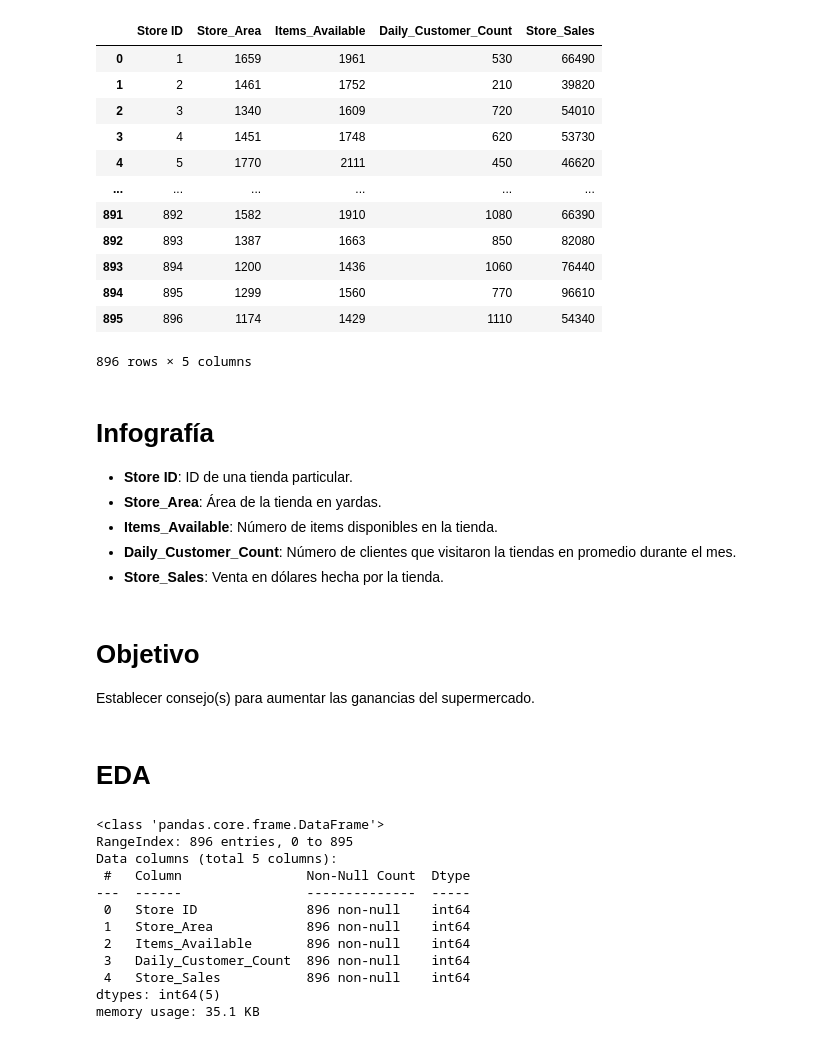
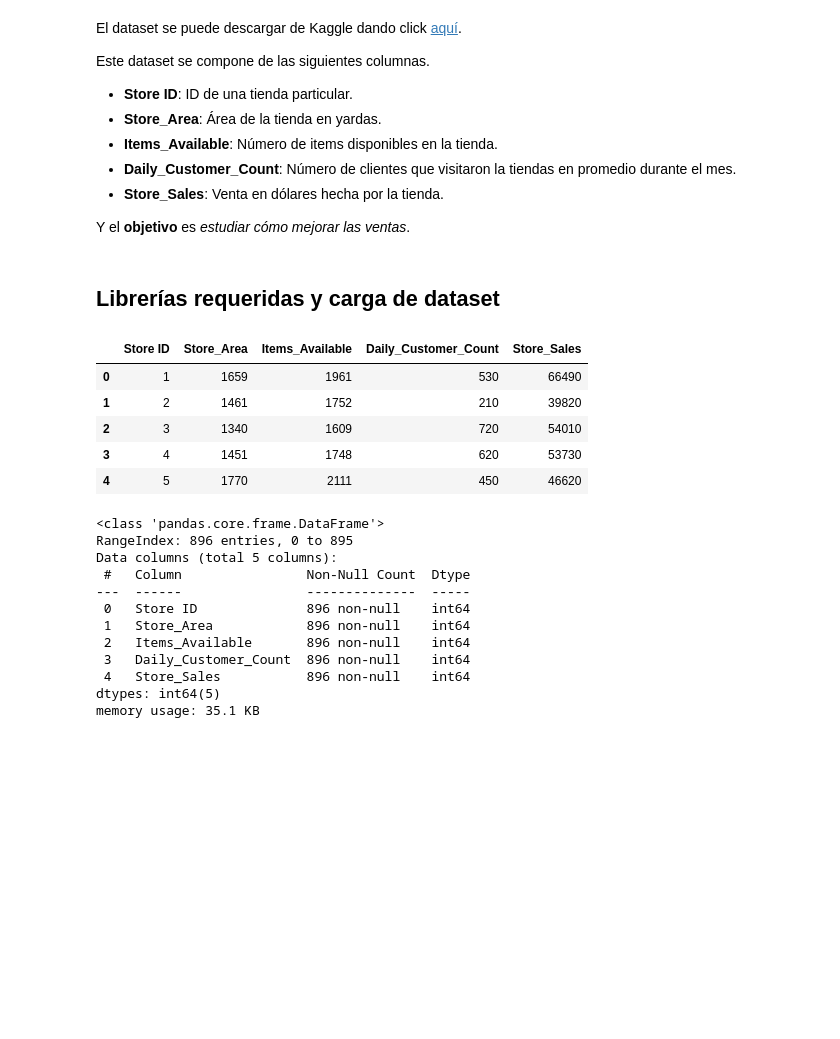
Before and after one commit to DavidCardonaMontoya/supermarket, a Jupyter notebook: supermarket_analysis.ipynb, the cells around one changed output. Cells and saved outputs as stored; diff of their text form; code cells hidden in the pictures; blank space fills up the shorter version.

```diff
--- a/supermarket_analysis.ipynb
+++ b/supermarket_analysis.ipynb
@@ -1 +1,15 @@
+# %% [markdown]
+El dataset se puede descargar de Kaggle dando click [aquí](https://www.kaggle.com/datasets/surajjha101/stores-area-and-sales-data).
+
+Este dataset se compone de las siguientes columnas.
+
+- **Store ID**: ID de una tienda particular.
+- **Store_Area**: Área de la tienda en yardas.
+- **Items_Available**: Número de items disponibles en la tienda.
+- **Daily_Customer_Count**: Número de clientes que visitaron la tiendas en promedio durante el mes.
+- **Store_Sales**: Venta en dólares hecha por la tienda.
+
+Y el **objetivo** es *estudiar cómo mejorar las ventas*.
+# %% [markdown]
+## Librerías requeridas y carga de dataset
 # %%
@@ -9,35 +32,14 @@ from sklearn.metrics import silhouette_score
 # %%
 df = pd.read_csv("Stores.csv")
 # %%
-df
+df.head()
 # %% [output]
 |  | Store ID | Store_Area | Items_Available | Daily_Customer_Count | Store_Sales |
 | 0 | 1 | 1659 | 1961 | 530 | 66490 |
 | 1 | 2 | 1461 | 1752 | 210 | 39820 |
 | 2 | 3 | 1340 | 1609 | 720 | 54010 |
 | 3 | 4 | 1451 | 1748 | 620 | 53730 |
 | 4 | 5 | 1770 | 2111 | 450 | 46620 |
-| ... | ... | ... | ... | ... | ... |
-| 891 | 892 | 1582 | 1910 | 1080 | 66390 |
-| 892 | 893 | 1387 | 1663 | 850 | 82080 |
-| 893 | 894 | 1200 | 1436 | 1060 | 76440 |
-| 894 | 895 | 1299 | 1560 | 770 | 96610 |
-| 895 | 896 | 1174 | 1429 | 1110 | 54340 |
-896 rows × 5 columns
-# %% [markdown]
-# Infografía
-
-- **Store ID**: ID de una tienda particular.
-- **Store_Area**: Área de la tienda en yardas.
-- **Items_Available**: Número de items disponibles en la tienda.
-- **Daily_Customer_Count**: Número de clientes que visitaron la tiendas en promedio durante el mes.
-- **Store_Sales**: Venta en dólares hecha por la tienda.
-# %% [markdown]
-# Objetivo
-
-Establecer consejo(s) para aumentar las ganancias del supermercado.
-# %% [markdown]
-# EDA
 # %%
 df.info()
 # %% [output]
```
Also changed, not shown: parts of 45 cells of this notebook.
